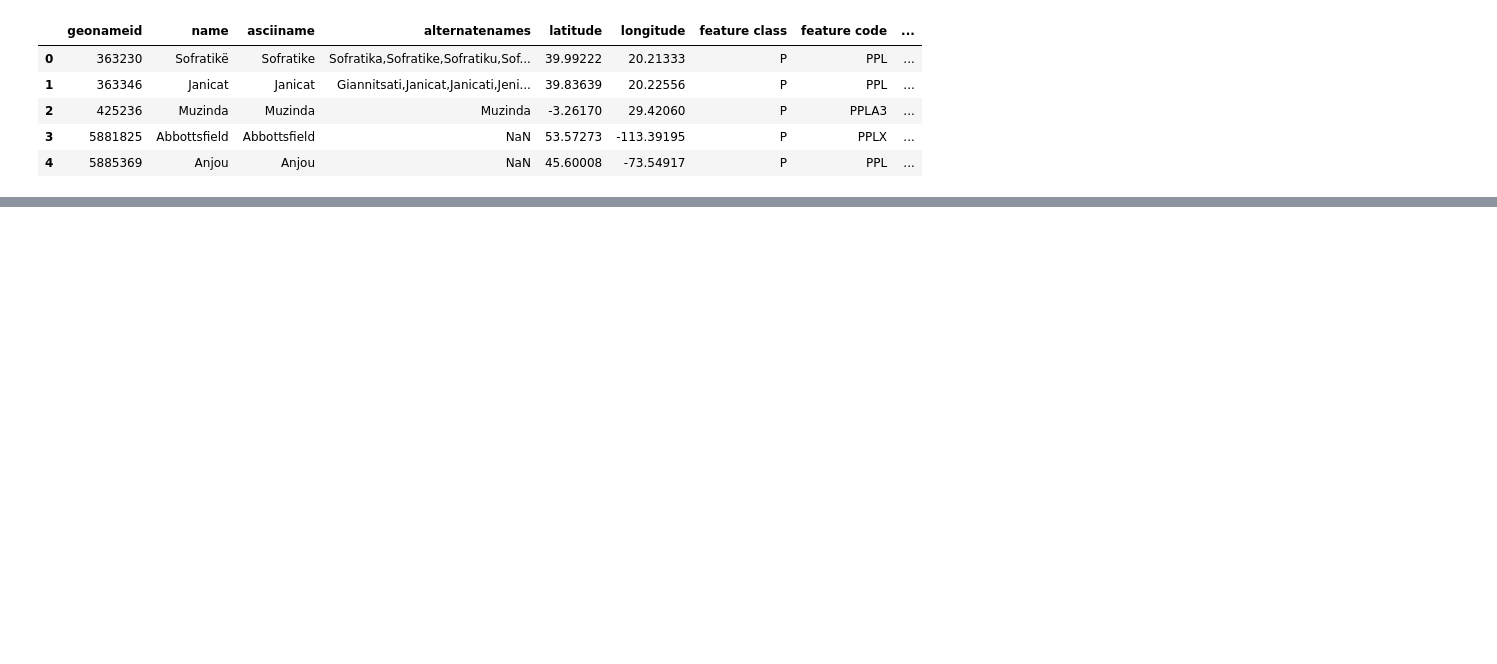
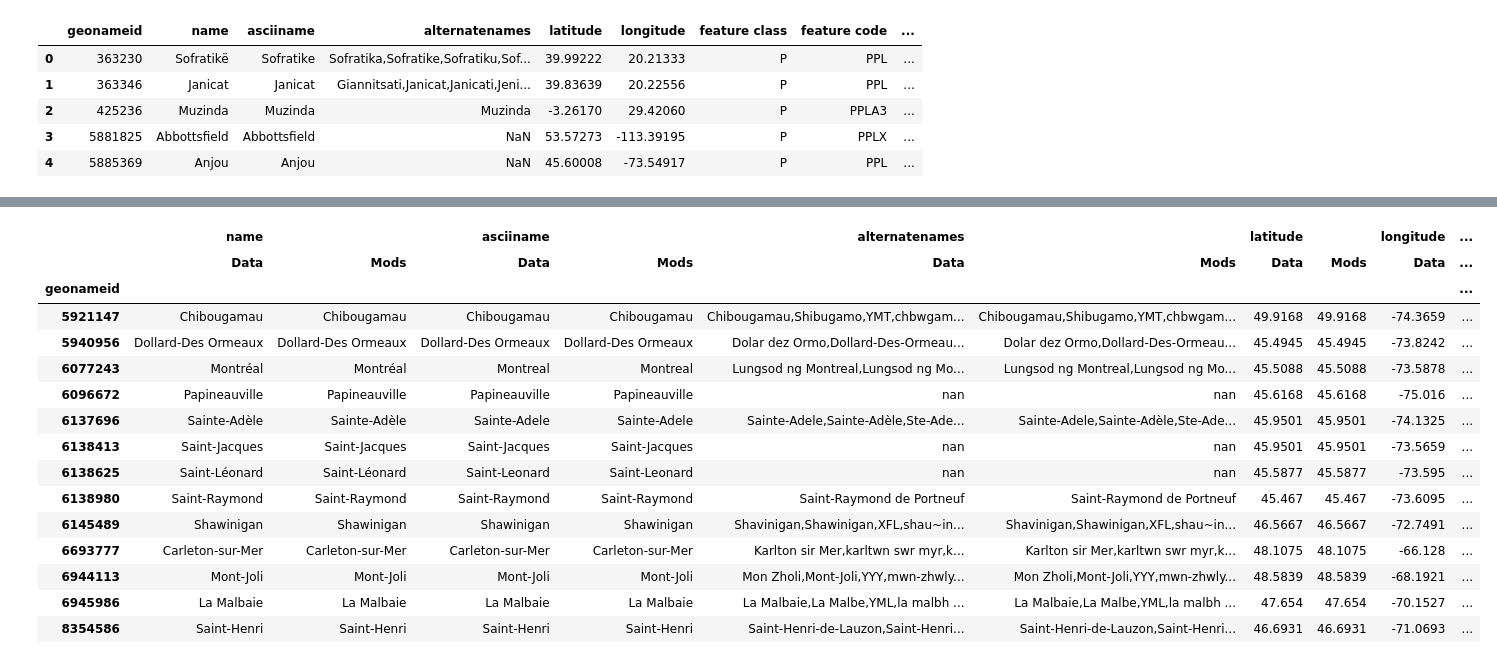
Before and after one commit to gisfromscratch/anaconda-data-analystics, a Jupyter notebook: notebooks/Geonames.ipynb, the cells around one changed output, grey strips where cells are left out. Cells and saved outputs as stored; diff of their text form; code cells hidden in the pictures; blank space fills up the shorter version.

```diff
--- a/notebooks/Geonames.ipynb
+++ b/notebooks/Geonames.ipynb
@@ -46 +46,38 @@ geonamesModifications.head()
 5 rows × 37 columns
+# %%
+modificationsConcat = pd.concat([geonames.set_index('geonameid'), modifications.set_index('geonameid')], axis='columns', keys=['Data', 'Mods'], join='inner')
+modificationsSwap = modificationsConcat.swaplevel(axis='columns')[geonames.columns[1:]]
+# %%
+import numpy as np
+
+def highlight_diff(data, color='yellow'):
+    attr = 'background-color: %s' % color
+    other = data.xs('Data', axis='columns', level=-1)
+    return pd.DataFrame(np.where(data.ne(other, level=0), attr, ''), index=data.index, columns=data.columns)
+
+def print_diff(data):
+    return data[0] if data[0] == data[1] else '{} ---> {}'.format(*data)
+
+styledDiff=modificationsSwap.style.apply(highlight_diff, axis=None)
+styledDiff
+
+#diffPanel = pd.Panel(dict(Data=modificationsConcat['Data'], Mods=modificationsConcat['Mods']))
+#diffResult = diffPanel.apply(print_diff, axis=0)
+#diffResult
+# %% [output]
+|  | name |  | asciiname |  | alternatenames |  | latitude |  | longitude | ... |
+|  | Data | Mods | Data | Mods | Data | Mods | Data | Mods | Data | ... |
+| geonameid |  |  |  |  |  |  |  |  |  | ... |
+| 5921147 | Chibougamau | Chibougamau | Chibougamau | Chibougamau | Chibougamau,Shibugamo,YMT,chbwgam... | Chibougamau,Shibugamo,YMT,chbwgam... | 49.9168 | 49.9168 | -74.3659 | ... |
+| 5940956 | Dollard-Des Ormeaux | Dollard-Des Ormeaux | Dollard-Des Ormeaux | Dollard-Des Ormeaux | Dolar dez Ormo,Dollard-Des-Ormeau... | Dolar dez Ormo,Dollard-Des-Ormeau... | 45.4945 | 45.4945 | -73.8242 | ... |
+| 6077243 | Montréal | Montréal | Montreal | Montreal | Lungsod ng Montreal,Lungsod ng Mo... | Lungsod ng Montreal,Lungsod ng Mo... | 45.5088 | 45.5088 | -73.5878 | ... |
+| 6096672 | Papineauville | Papineauville | Papineauville | Papineauville | nan | nan | 45.6168 | 45.6168 | -75.016 | ... |
+| 6137696 | Sainte-Adèle | Sainte-Adèle | Sainte-Adele | Sainte-Adele | Sainte-Adele,Sainte-Adèle,Ste-Ade... | Sainte-Adele,Sainte-Adèle,Ste-Ade... | 45.9501 | 45.9501 | -74.1325 | ... |
+| 6138413 | Saint-Jacques | Saint-Jacques | Saint-Jacques | Saint-Jacques | nan | nan | 45.9501 | 45.9501 | -73.5659 | ... |
+| 6138625 | Saint-Léonard | Saint-Léonard | Saint-Leonard | Saint-Leonard | nan | nan | 45.5877 | 45.5877 | -73.595 | ... |
+| 6138980 | Saint-Raymond | Saint-Raymond | Saint-Raymond | Saint-Raymond | Saint-Raymond de Portneuf | Saint-Raymond de Portneuf | 45.467 | 45.467 | -73.6095 | ... |
+| 6145489 | Shawinigan | Shawinigan | Shawinigan | Shawinigan | Shavinigan,Shawinigan,XFL,shau~in... | Shavinigan,Shawinigan,XFL,shau~in... | 46.5667 | 46.5667 | -72.7491 | ... |
+| 6693777 | Carleton-sur-Mer | Carleton-sur-Mer | Carleton-sur-Mer | Carleton-sur-Mer | Karlton sir Mer,karltwn swr myr,k... | Karlton sir Mer,karltwn swr myr,k... | 48.1075 | 48.1075 | -66.128 | ... |
+| 6944113 | Mont-Joli | Mont-Joli | Mont-Joli | Mont-Joli | Mon Zholi,Mont-Joli,YYY,mwn-zhwly... | Mon Zholi,Mont-Joli,YYY,mwn-zhwly... | 48.5839 | 48.5839 | -68.1921 | ... |
+| 6945986 | La Malbaie | La Malbaie | La Malbaie | La Malbaie | La Malbaie,La Malbe,YML,la malbh ... | La Malbaie,La Malbe,YML,la malbh ... | 47.654 | 47.654 | -70.1527 | ... |
+| 8354586 | Saint-Henri | Saint-Henri | Saint-Henri | Saint-Henri | Saint-Henri-de-Lauzon,Saint-Henri... | Saint-Henri-de-Lauzon,Saint-Henri... | 46.6931 | 46.6931 | -71.0693 | ... |
```
Also changed, not shown: parts of 4 cells of this notebook, 1 other file.
